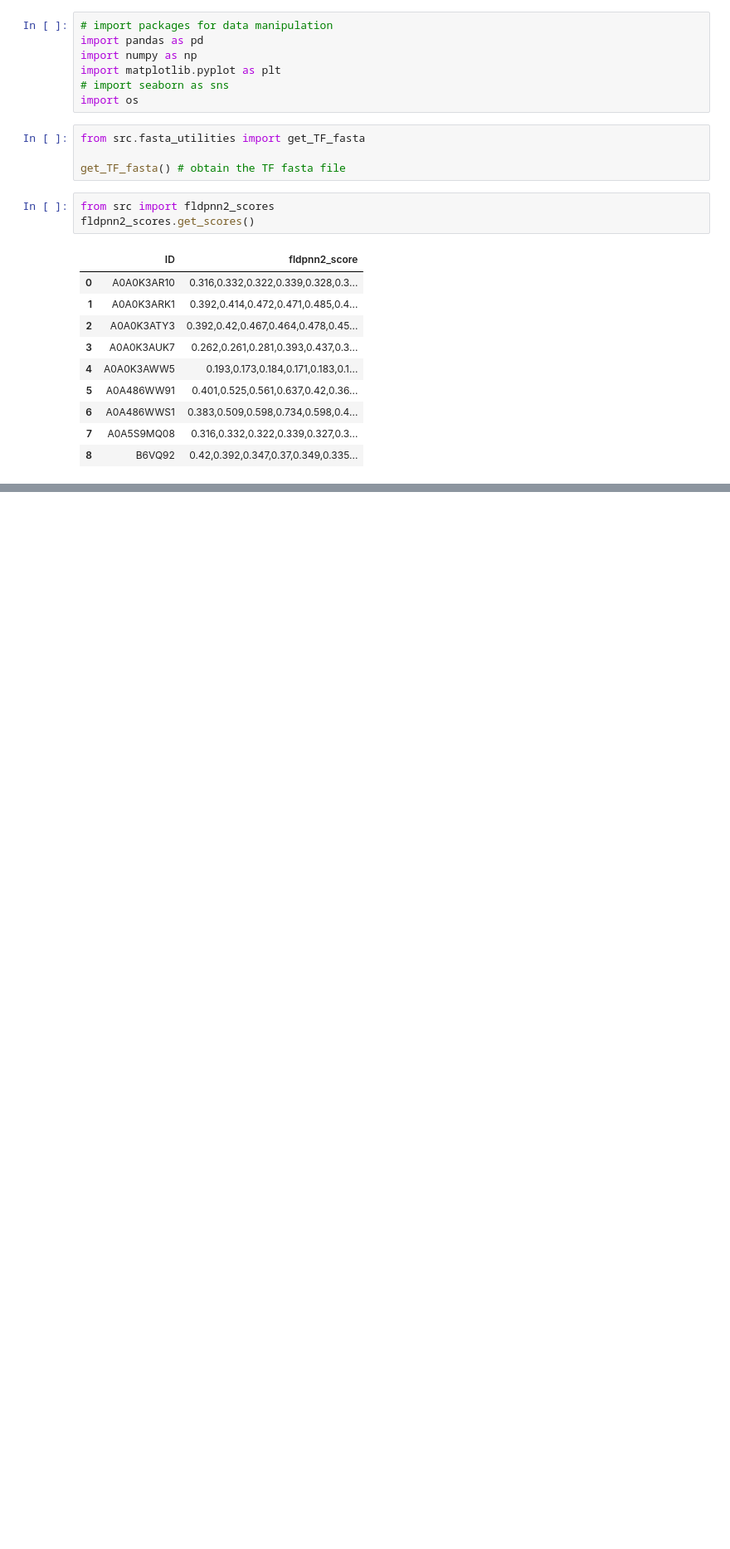
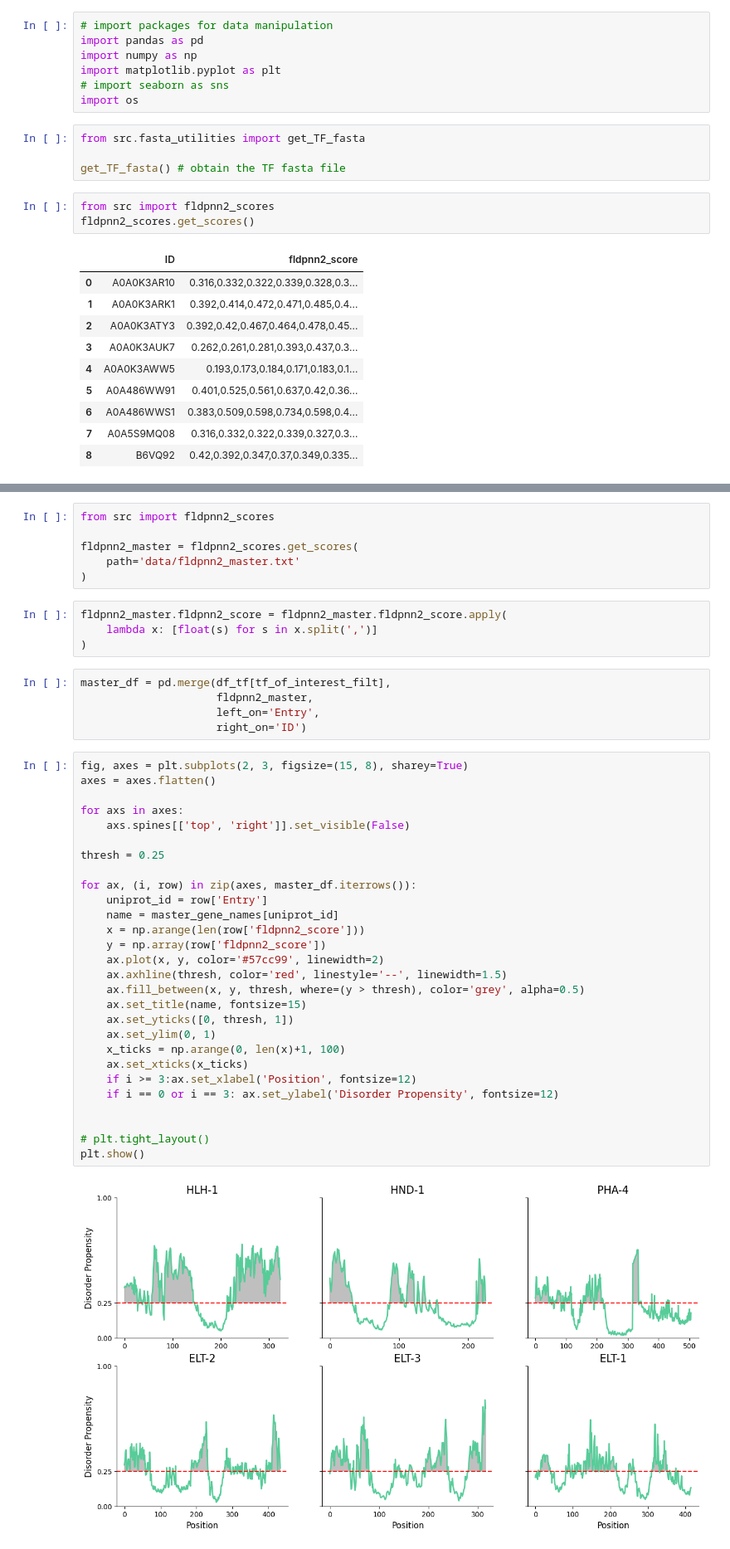
Before and after one commit to gdziubcio/IDR, a Jupyter notebook: analysis_TF.ipynb, the cells around one changed output, grey strips where cells are left out. Shown at 83% size. Drawn from its saved outputs; the diff is of its cells as text; blank space fills up the shorter version.

Commit message:
refocusing the analysis on the 6 master transcription factors, plotting idrs from fldpnn2 scores downloaded manually

```diff
--- a/analysis_TF.ipynb
+++ b/analysis_TF.ipynb
@@ -25,0 +54,45 @@ fldpnn2_scores.get_scores()
+# %%
+from src import fldpnn2_scores
+
+fldpnn2_master = fldpnn2_scores.get_scores(
+    path='data/fldpnn2_master.txt'
+)
+# %%
+fldpnn2_master.fldpnn2_score = fldpnn2_master.fldpnn2_score.apply(
+    lambda x: [float(s) for s in x.split(',')]
+)
+# %%
+master_df = pd.merge(df_tf[tf_of_interest_filt],
+                     fldpnn2_master,
+                     left_on='Entry',
+                     right_on='ID')
+# %%
+fig, axes = plt.subplots(2, 3, figsize=(15, 8), sharey=True)
+axes = axes.flatten()
+
+for axs in axes:
+    axs.spines[['top', 'right']].set_visible(False)
+
+thresh = 0.25
+
+for ax, (i, row) in zip(axes, master_df.iterrows()):
+    uniprot_id = row['Entry']
+    name = master_gene_names[uniprot_id]
+    x = np.arange(len(row['fldpnn2_score']))
+    y = np.array(row['fldpnn2_score'])
+    ax.plot(x, y, color='#57cc99', linewidth=2)
+    ax.axhline(thresh, color='red', linestyle='--', linewidth=1.5)
+    ax.fill_between(x, y, thresh, where=(y > thresh), color='grey', alpha=0.5)
+    ax.set_title(name, fontsize=15)
+    ax.set_yticks([0, thresh, 1])
+    ax.set_ylim(0, 1)
+    x_ticks = np.arange(0, len(x)+1, 100)
+    ax.set_xticks(x_ticks)
+    if i >= 3:ax.set_xlabel('Position', fontsize=12)
+    if i == 0 or i == 3: ax.set_ylabel('Disorder Propensity', fontsize=12)
+
+
+# plt.tight_layout()
+plt.show()
+# %% [output]
+[figure, added]
```
Also changed, not shown: parts of 3 cells of this notebook.
